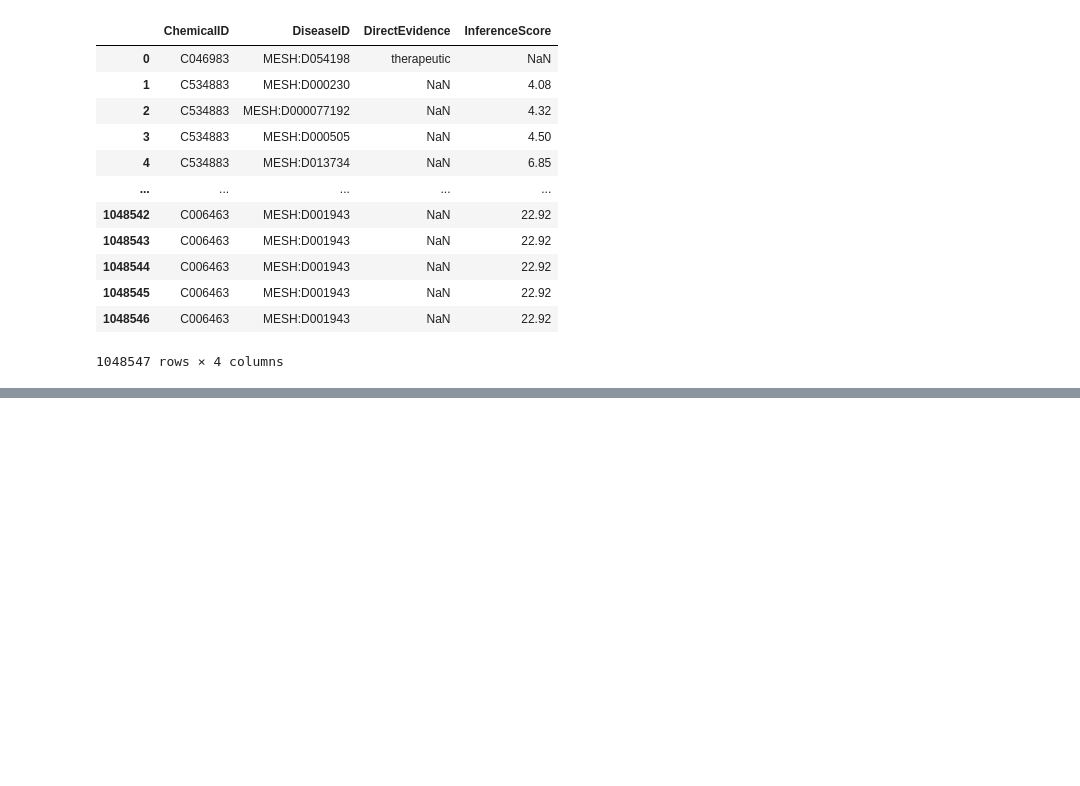
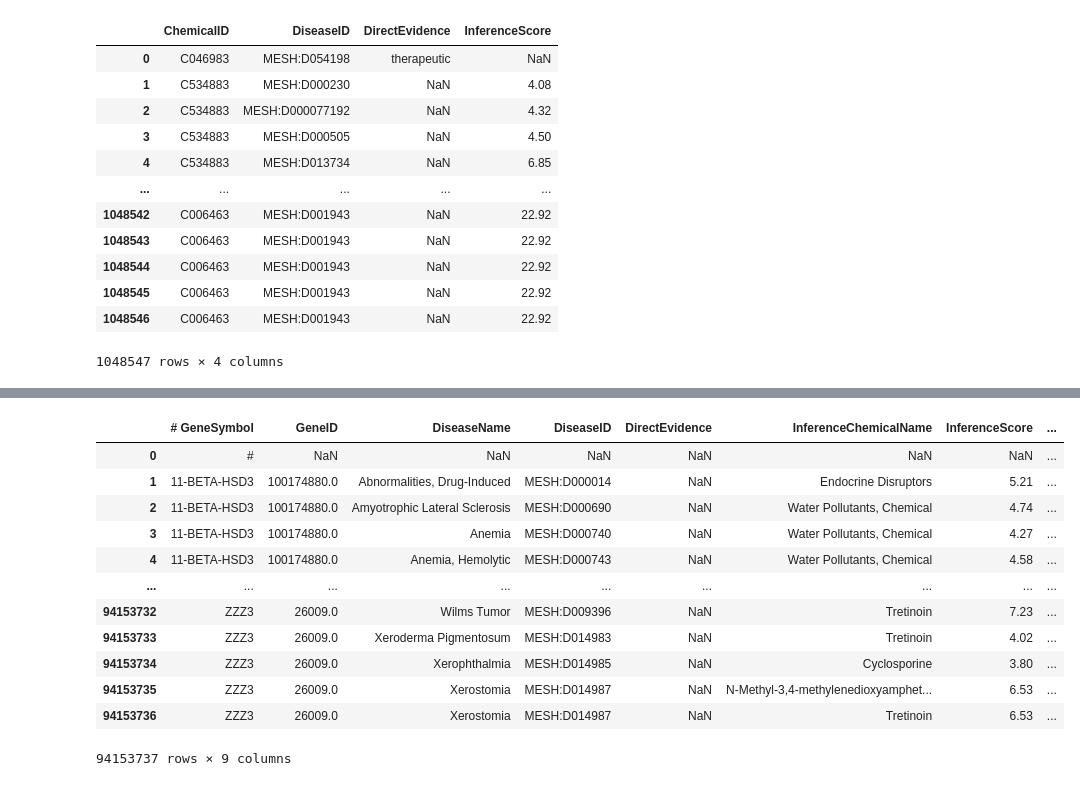
Before and after one commit to quocanuetcs/OntologyXSummarization, a Jupyter notebook: ontology/notebooks/CTD Analyst.ipynb, the cells around one changed output, grey strips where cells are left out. Cells and saved outputs as stored; diff of their text form; code cells hidden in the pictures; blank space fills up the shorter version.

```diff
--- a/ontology/notebooks/CTD Analyst.ipynb
+++ b/ontology/notebooks/CTD Analyst.ipynb
@@ -89,0 +100,2 @@ relations.to_csv('../Data/CTD/CTD_chemicals_diseases_result.csv')
+# %%
+relations = pd.read_csv('../Data/CTD/CTD_genes_diseases.csv', skiprows=27)
@@ -89,0 +106,16 @@ relations.to_csv('../Data/CTD/CTD_chemicals_diseases_result.csv')
+# %%
+relations
+# %% [output]
+|  | # GeneSymbol | GeneID | DiseaseName | DiseaseID | DirectEvidence | InferenceChemicalName | InferenceScore | ... |
+| 0 | # | NaN | NaN | NaN | NaN | NaN | NaN | ... |
+| 1 | 11-BETA-HSD3 | 100174880.0 | Abnormalities, Drug-Induced | MESH:D000014 | NaN | Endocrine Disruptors | 5.21 | ... |
+| 2 | 11-BETA-HSD3 | 100174880.0 | Amyotrophic Lateral Sclerosis | MESH:D000690 | NaN | Water Pollutants, Chemical | 4.74 | ... |
+| 3 | 11-BETA-HSD3 | 100174880.0 | Anemia | MESH:D000740 | NaN | Water Pollutants, Chemical | 4.27 | ... |
+| 4 | 11-BETA-HSD3 | 100174880.0 | Anemia, Hemolytic | MESH:D000743 | NaN | Water Pollutants, Chemical | 4.58 | ... |
+| ... | ... | ... | ... | ... | ... | ... | ... | ... |
+| 94153732 | ZZZ3 | 26009.0 | Wilms Tumor | MESH:D009396 | NaN | Tretinoin | 7.23 | ... |
+| 94153733 | ZZZ3 | 26009.0 | Xeroderma Pigmentosum | MESH:D014983 | NaN | Tretinoin | 4.02 | ... |
+| 94153734 | ZZZ3 | 26009.0 | Xerophthalmia | MESH:D014985 | NaN | Cyclosporine | 3.80 | ... |
+| 94153735 | ZZZ3 | 26009.0 | Xerostomia | MESH:D014987 | NaN | N-Methyl-3,4-methylenedioxyamphet... | 6.53 | ... |
+| 94153736 | ZZZ3 | 26009.0 | Xerostomia | MESH:D014987 | NaN | Tretinoin | 6.53 | ... |
+94153737 rows × 9 columns
```
Also changed, not shown: parts of 27 cells of this notebook, 59 other files.
